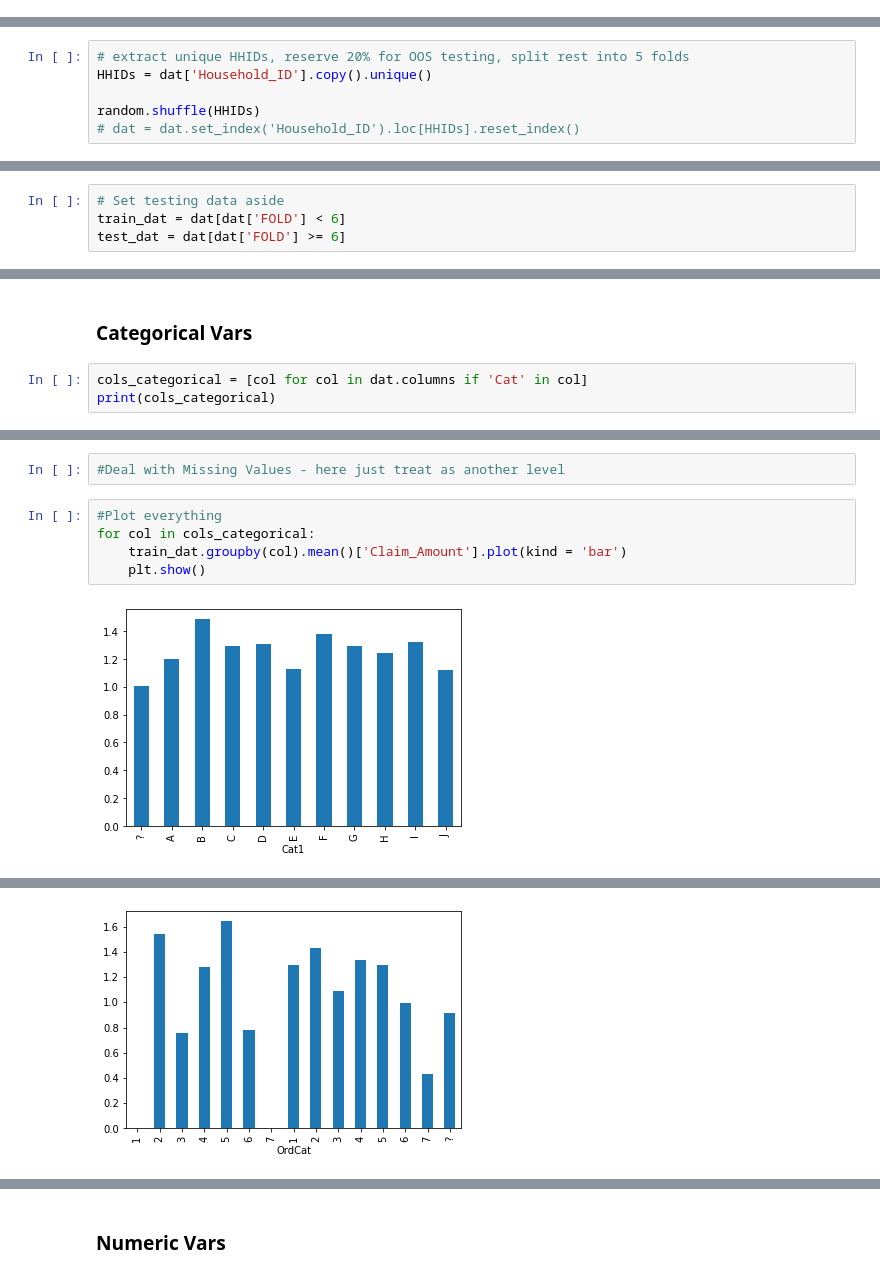
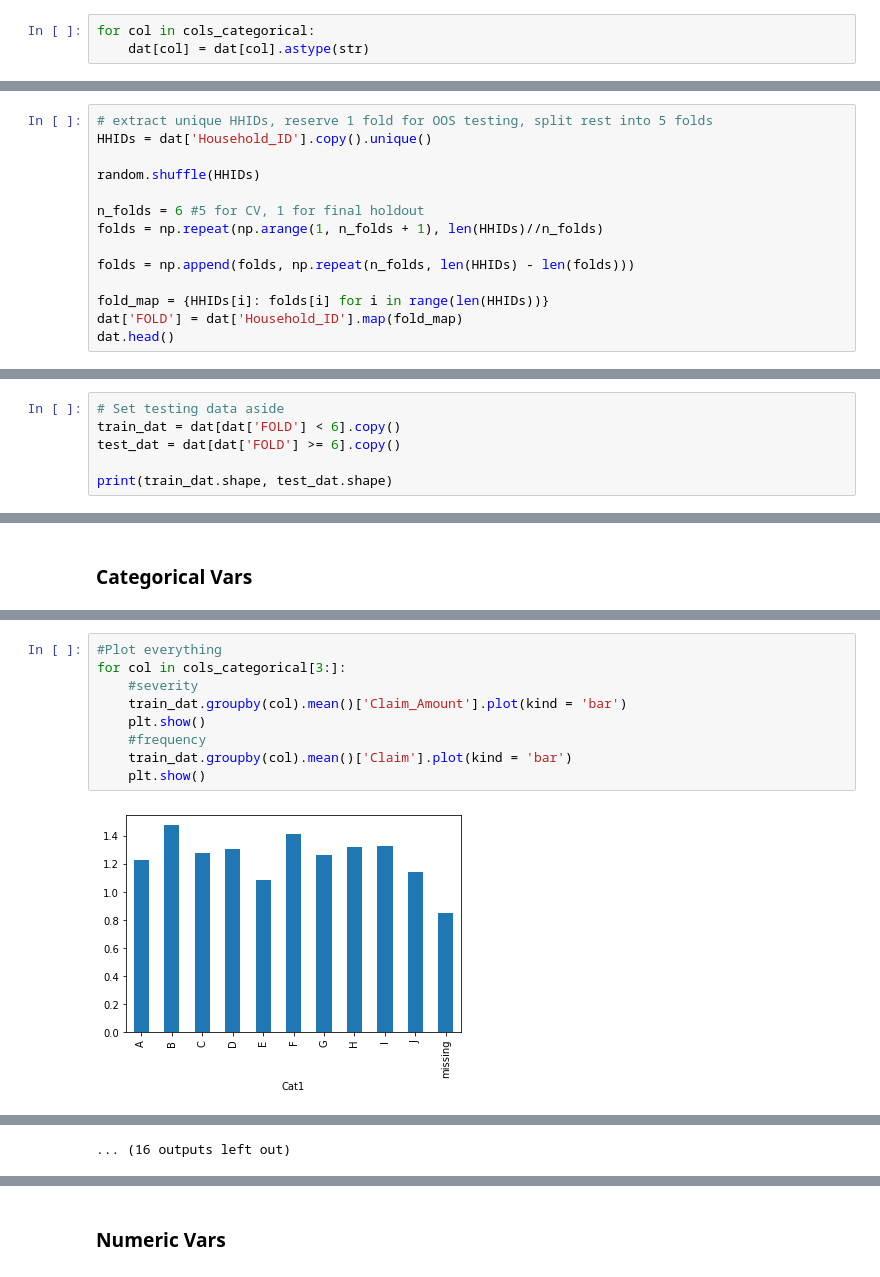
Before and after one commit to Catalysta/AutoClaims, a Jupyter notebook: src/AutoClaims.ipynb, the cells around one changed output, grey strips where cells are left out. Cells and saved outputs as stored; diff of their text form.

```diff
--- a/src/AutoClaims.ipynb
+++ b/src/AutoClaims.ipynb
@@ -75,0 +100,3 @@ print(dat.shape[0], "rows", "\n", \
+# %%
+for col in cols_categorical:
+    dat[col] = dat[col].astype(str)
@@ -88,6 +126,14 @@ dat['Claim'].mean()
 # %%
-# extract unique HHIDs, reserve 20% for OOS testing, split rest into 5 folds
+# extract unique HHIDs, reserve 1 fold for OOS testing, split rest into 5 folds
 HHIDs = dat['Household_ID'].copy().unique()
 
 random.shuffle(HHIDs)
-# dat = dat.set_index('Household_ID').loc[HHIDs].reset_index()
+
+n_folds = 6 #5 for CV, 1 for final holdout
+folds = np.repeat(np.arange(1, n_folds + 1), len(HHIDs)//n_folds)
+
+folds = np.append(folds, np.repeat(n_folds, len(HHIDs) - len(folds)))
+
+fold_map = {HHIDs[i]: folds[i] for i in range(len(HHIDs))}
+dat['FOLD'] = dat['Household_ID'].map(fold_map)
+dat.head()
@@ -130,5 +160,7 @@ FOLD
 Name: Claim, dtype: float64
 # %%
 # Set testing data aside
-train_dat = dat[dat['FOLD'] < 6]
-test_dat = dat[dat['FOLD'] >= 6]
+train_dat = dat[dat['FOLD'] < 6].copy()
+test_dat = dat[dat['FOLD'] >= 6].copy()
+
+print(train_dat.shape, test_dat.shape)
@@ -140,6 +170,3 @@ print(train_dat.shape, test_dat.shape)
 ## EDA
 # %% [markdown]
 ### Categorical Vars
-# %%
-cols_categorical = [col for col in dat.columns if 'Cat' in col]
-print(cols_categorical)
@@ -170,10 +196,12 @@ O    2136431
 Name: NVCat, dtype: int64
-# %%
-#Deal with Missing Values - here just treat as another level
 # %%
 #Plot everything
-for col in cols_categorical:
+for col in cols_categorical[3:]:
+    #severity
     train_dat.groupby(col).mean()['Claim_Amount'].plot(kind = 'bar')
     plt.show()
+    #frequency
+    train_dat.groupby(col).mean()['Claim'].plot(kind = 'bar')
+    plt.show()
 # %% [output]
-[figure, old version]
+[figure, new version]
@@ -191 +218,0 @@ for col in cols_categorical:
-[figure, removed]
@@ -193,3 +219,4 @@ for col in cols_categorical:
+... (16 outputs left out)
 # %%
 # select predictors
 preds_categorical = [e for e in cols_categorical if e not in ('Cat2', 'Cat4','OrdCat')]
```
Also changed, not shown: parts of 39 cells of this notebook.
